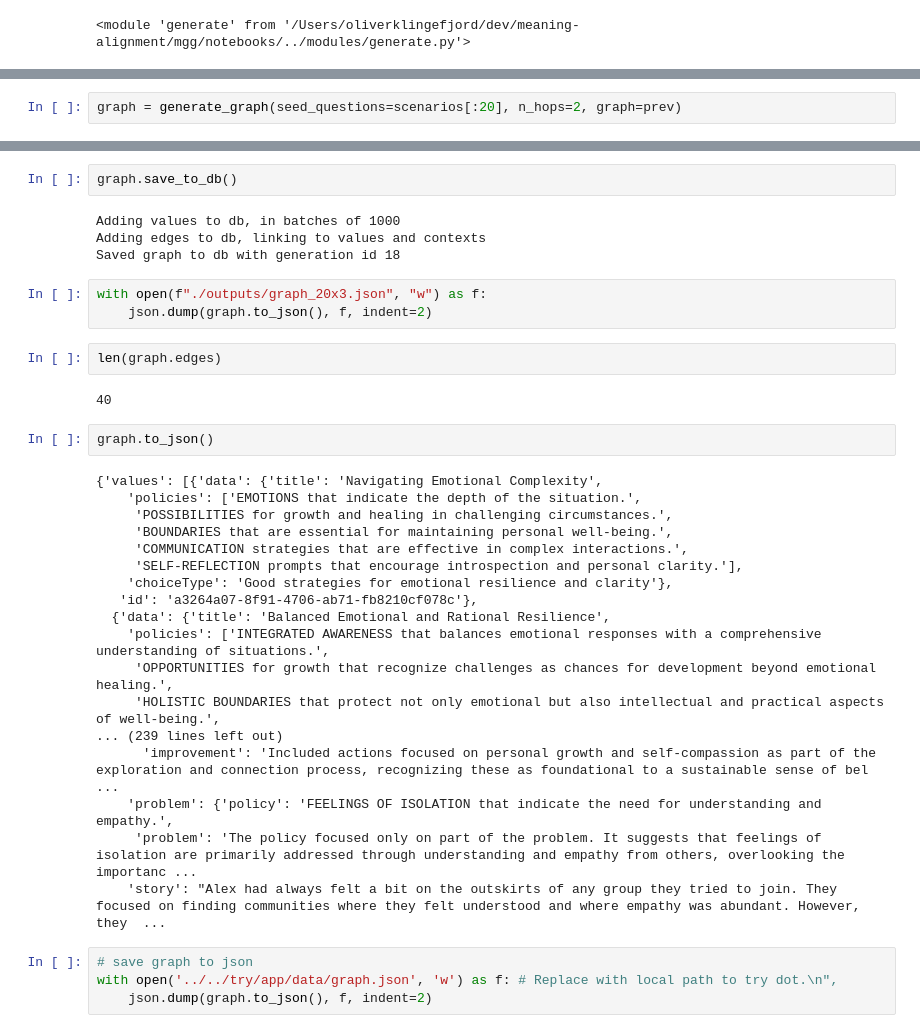
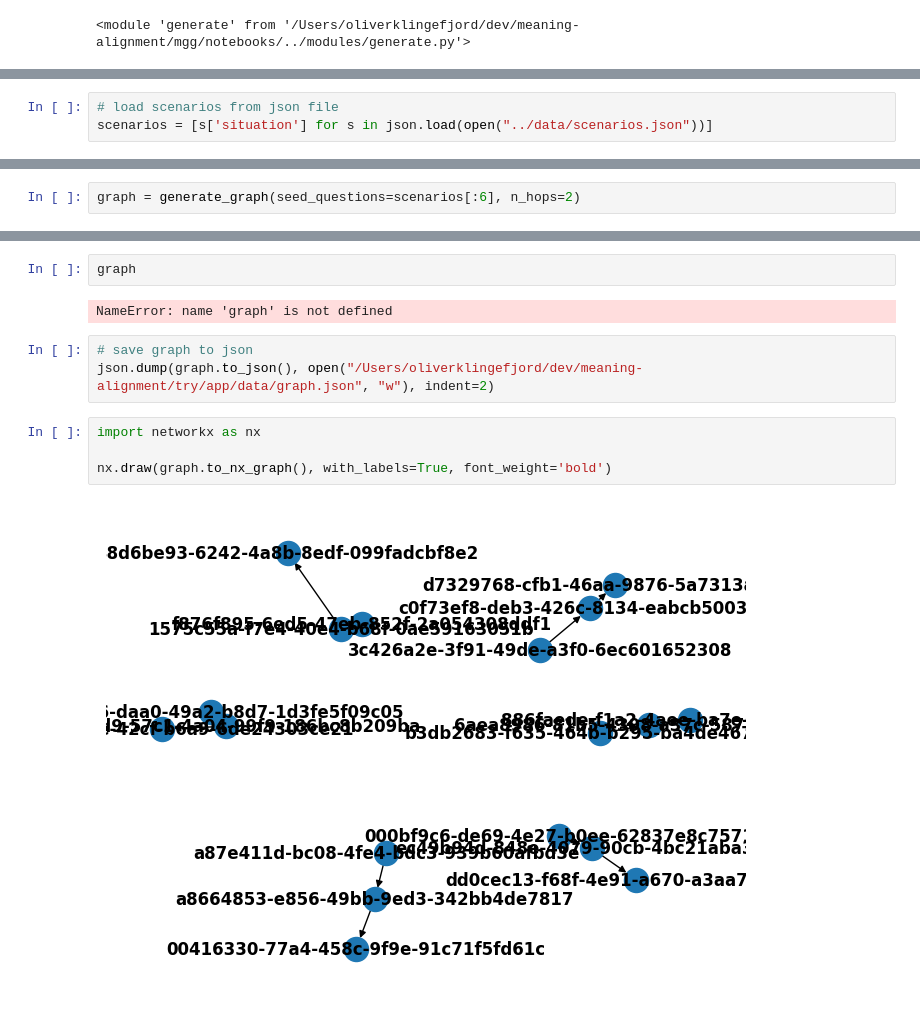
Before and after one commit to meaningalignment/mgg, a Jupyter notebook: notebooks/generate_graph.ipynb, the cells around one changed output, grey strips where cells are left out. Drawn from its saved outputs; the diff is of its cells as text.

```diff
--- a/notebooks/generate_graph.ipynb
+++ b/notebooks/generate_graph.ipynb
@@ -17 +11,4 @@ with open('./outputs/scenarios.txt') as f:
+# %%
+# load scenarios from json file
+scenarios = [s['situation'] for s in json.load(open("../data/scenarios.json"))]
 # %%
@@ -43,3 +23,3 @@ prev.seed_questions
 # %%
-graph = generate_graph(seed_questions=scenarios[:20], n_hops=2, graph=prev)
+graph = generate_graph(seed_questions=scenarios[:6], n_hops=2)
 # %% [output]
@@ -82,37 +133,13 @@ Generating graph for seed question: My parents are getting a divorce and I don't
 # %%
-graph.save_to_db()
+graph
 # %% [output]
-Adding values to db, in batches of 1000
-Adding edges to db, linking to values and contexts
-Saved graph to db with generation id 18
+NameError: name 'graph' is not defined
-# %%
-with open(f"./outputs/graph_20x3.json", "w") as f:
-    json.dump(graph.to_json(), f, indent=2)
-# %%
-len(graph.edges)
-# %% [output]
-40
-# %%
-graph.to_json()
-# %% [output]
-{'values': [{'data': {'title': 'Navigating Emotional Complexity',
-    'policies': ['EMOTIONS that indicate the depth of the situation.',
-     'POSSIBILITIES for growth and healing in challenging circumstances.',
-     'BOUNDARIES that are essential for maintaining personal well-being.',
-     'COMMUNICATION strategies that are effective in complex interactions.',
-     'SELF-REFLECTION prompts that encourage introspection and personal clarity.'],
-    'choiceType': 'Good strategies for emotional resilience and clarity'},
-   'id': 'a3264a07-8f91-4706-ab71-fb8210cf078c'},
-  {'data': {'title': 'Balanced Emotional and Rational Resilience',
-    'policies': ['INTEGRATED AWARENESS that balances emotional responses with a comprehensive understanding of situations.',
-     'OPPORTUNITIES for growth that recognize challenges as chances for development beyond emotional healing.',
-     'HOLISTIC BOUNDARIES that protect not only emotional but also intellectual and practical aspects of well-being.',
-... (239 lines left out)
-      'improvement': 'Included actions focused on personal growth and self-compassion as part of the exploration and connection process, recognizing these as foundational to a sustainable sense of bel ...
-    'problem': {'policy': 'FEELINGS OF ISOLATION that indicate the need for understanding and empathy.',
-     'problem': 'The policy focused only on part of the problem. It suggests that feelings of isolation are primarily addressed through understanding and empathy from others, overlooking the importanc ...
-    'story': "Alex had always felt a bit on the outskirts of any group they tried to join. They focused on finding communities where they felt understood and where empathy was abundant. However, they  ...
 # %%
 # save graph to json
-with open('../../try/app/data/graph.json', 'w') as f: # Replace with local path to try dot.\n",
-    json.dump(graph.to_json(), f, indent=2)
+json.dump(graph.to_json(), open("/Users/oliverklingefjord/dev/meaning-alignment/try/app/data/graph.json", "w"), indent=2)
+# %%
+import networkx as nx
+
+nx.draw(graph.to_nx_graph(), with_labels=True, font_weight='bold')
+# %% [output]
+[figure, added]
```
Also changed, not shown: parts of 5 cells of this notebook, 8 other files.
